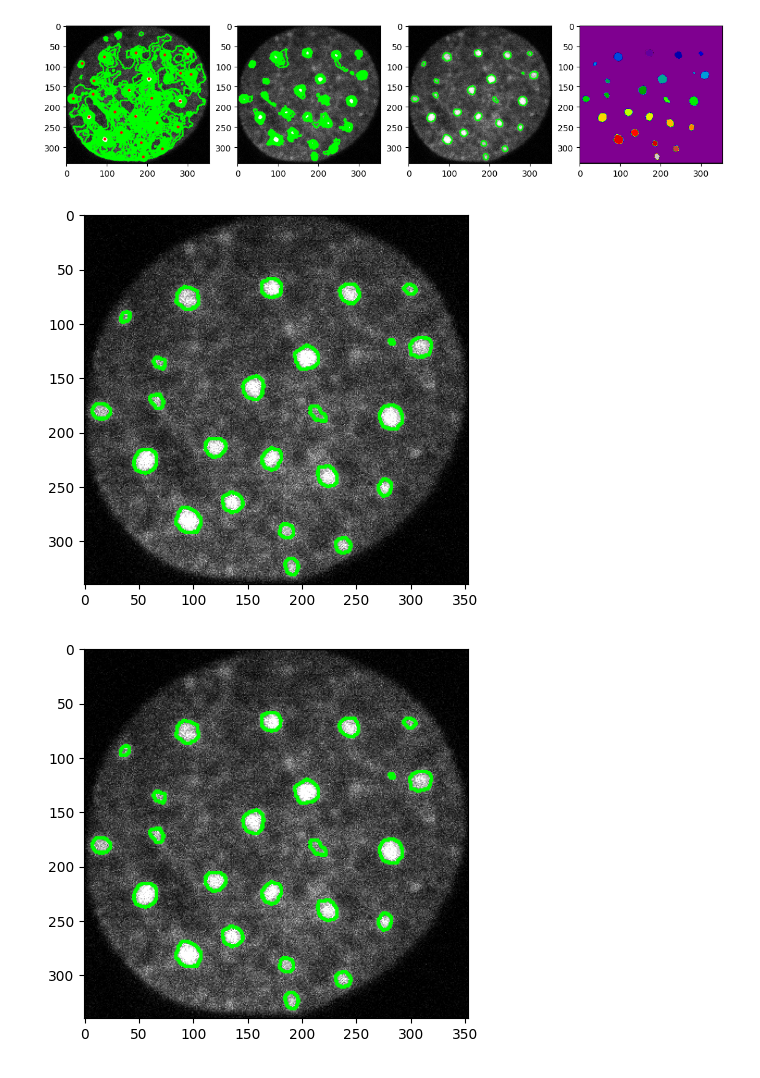
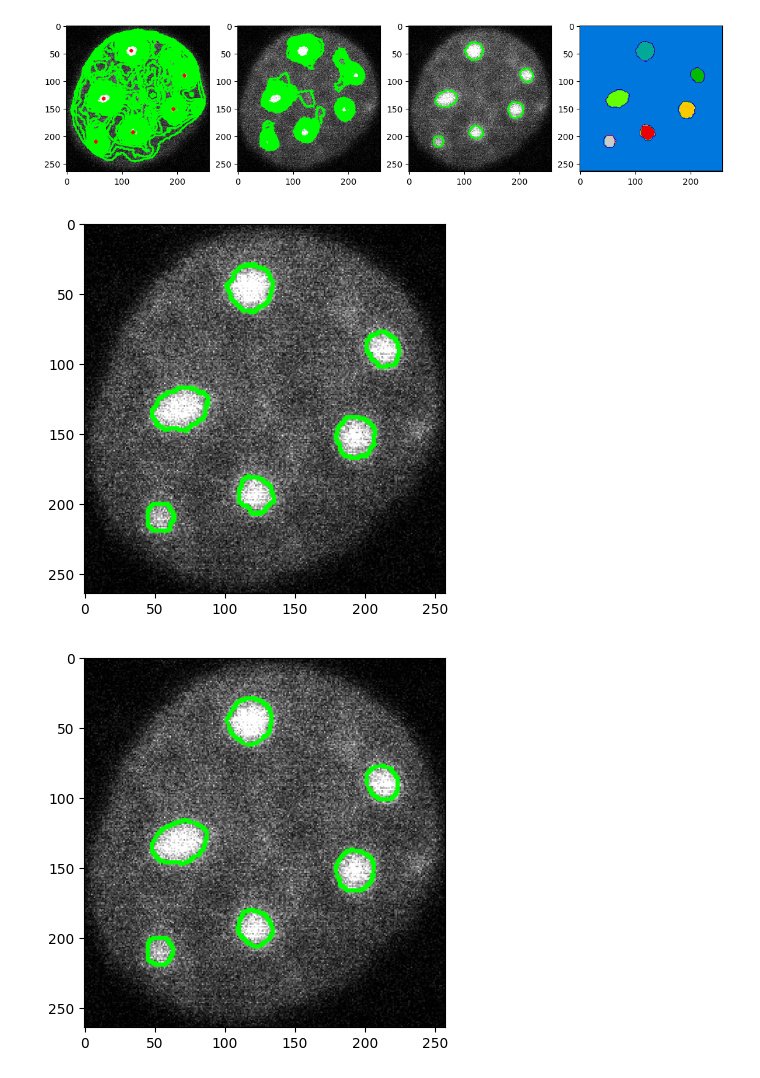
Before and after one commit to KurtisWinkler/aquaponcs, a Jupyter notebook: function_workflows/final_actual2.ipynb, the cells around one changed output. Cells and saved outputs as stored; diff of their text form; code cells hidden in the pictures.

```diff
--- a/function_workflows/final_actual2.ipynb
+++ b/function_workflows/final_actual2.ipynb
@@ -401,6 +401,7 @@ def watershed_using_best_contours(image, cnts_best):
     marker_display = rescale_image(markers)
     #cv.imshow("Watershed Pre", marker_display)
     #cv.waitKey()
+    cv.imwrite("im_pres/im_watershed_pre.jpg", marker_display)
 
     # Convert image to BGR for the watershed method
     if len(image.shape) == 2:  # If grayscale, convert to BGR
@@ -415,6 +416,7 @@ def watershed_using_best_contours(image, cnts_best):
     marker_display = rescale_image(markers)
     #cv.imshow("Watershed Result", marker_display)
     #cv.waitKey()
+    cv.imwrite("im_pres/im_watershed_post.jpg", marker_display)
 
     # To store all the marker contours
     marker_contours = []
@@ -476,11 +478,11 @@ def smooth_contours(contours, window_size=3):
 ### nuc_blob = bc.Blob(nuc_blur.cv_contour, nuc_fill)
 ### Maybe need to sharpen blurred image
 
-im = cv.imread('../example_images/ex111.tif')
+im = cv.imread('../example_images/ex3.tif')
 #im = rescale_image(im)
 ims, nuc_cnts = crop_nuclei(im) # get first/largest cropped nuclei
-im = ims[0]
-im_gray = cv.cvtColor(im, cv.COLOR_BGR2GRAY)
+im_crop = ims[0]
+im_gray = cv.cvtColor(im_crop, cv.COLOR_BGR2GRAY)
 im_blur = denoise_image(im_gray, threshold = 0.005) #typically 0.005
 im_blur = rescale_image(im_blur)
 # maybe remove im_cont?
@@ -503,56 +505,56 @@ plt.imshow(edges, cmap='gray')
 # %%
 contours, maxima = get_contours(im_cont, min_length=10, thresh_min=50, thresh_step=5, maxima_thresh=100, thresh_diff_limit=40)
-
+contours2 = contours.copy() # for making images
 org_contours = organize_contours(contours, maxima)
 
 cnts_best = best_contours(org_contours, edges)
 
-markers, marker_cnts = watershed_using_best_contours(im_cont, cnts_best)
+markers, marker_cnts = watershed_using_best_contours(im_blur, cnts_best) #im_blur might be more sufficient here
 
 smoothed_cnts = smooth_contours(marker_cnts, 7)
 
-cont_im = im.copy()
+cont_im = im_crop.copy()
 cv.drawContours(cont_im, contours, -1, (0,255,0), 2)
 for coordinate in maxima:
     cv.circle(cont_im, (coordinate), 2, (255,0,0), 2)
 #cv.imwrite("ex_all_cnts_maxima.jpg", cont_im)
 
-cont_im4 = im.copy()
+cont_im4 = im_crop.copy()
 for contours in org_contours:
     cv.drawContours(cont_im4, contours, -1, (0,255,0), 2)
 #cv.imwrite("ex_all_seg_cnts.jpg", cont_im4)
 
-cont_im2 = im.copy()
+cont_im2 = im_crop.copy()
 cv.drawContours(cont_im2, cnts_best, -1, (0,255,0), 2)
 #cv.imwrite("ex_best_cnts.jpg", cont_im2)
-cont_im3 = im.copy()
+cont_im3 = im_crop.copy()
 cv.drawContours(cont_im3, marker_cnts, -1, (0,255,0), 2)
 #cv.imwrite("expansion3_bad_maxima_final_cnts.jpg", cont_im3)
 
-cont_im5 = im.copy()
+cont_im5 = im_crop.copy()
 cv.drawContours(cont_im5, smoothed_cnts, -1, (0,255,0), 2)
 #cv.imwrite("expansion3_bad_maxima_final_cnts.jpg", cont_im3)
 
 fig = plt.figure(figsize = (21,7))
 fig.add_subplot(1, 6, 1)
 plt.imshow(cont_im, cmap = "gray")
 fig.add_subplot(1, 6, 2)
 plt.imshow(cont_im4, cmap = "gray")
 fig.add_subplot(1, 6, 3)
 plt.imshow(cont_im2, cmap = "gray")
 fig.add_subplot(1, 6, 4)
 plt.imshow(markers, cmap = 'nipy_spectral')
 plt.show()
 fig.add_subplot(1, 6, 5)
 plt.imshow(cont_im3, cmap = 'nipy_spectral')
 plt.show()
 fig.add_subplot(1, 6, 6)
 plt.imshow(cont_im5, cmap = 'gray')
 plt.show()
 # %% [output]
-[figure, old version]
+[figure, new version]
-[figure, old version]
+[figure, new version]
-[figure, old version]
+[figure, new version]
 # %%
 blobs_final = [bc.Blob(cnt, im_cont) for cnt in smoothed_cnts]
 nuc_window = round(0.05*len(nuc_cnts[0]))
```
Also changed, not shown: parts of 5 cells of this notebook.
